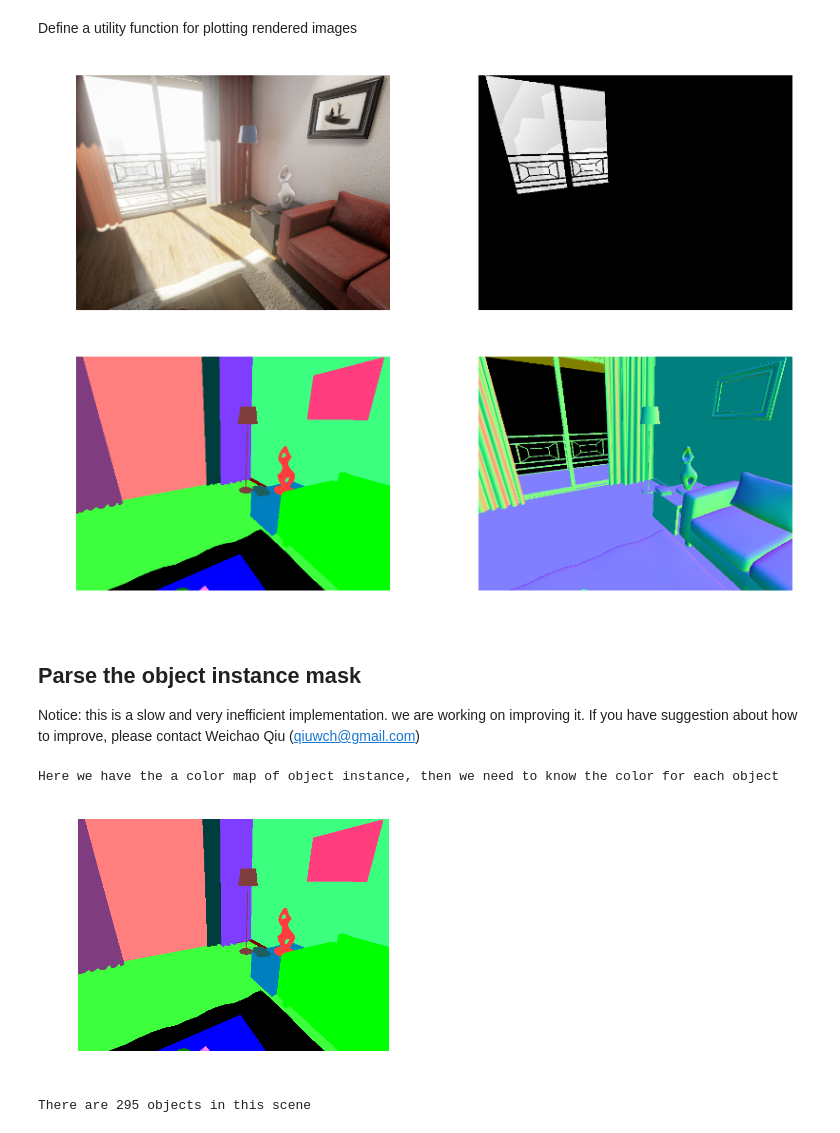
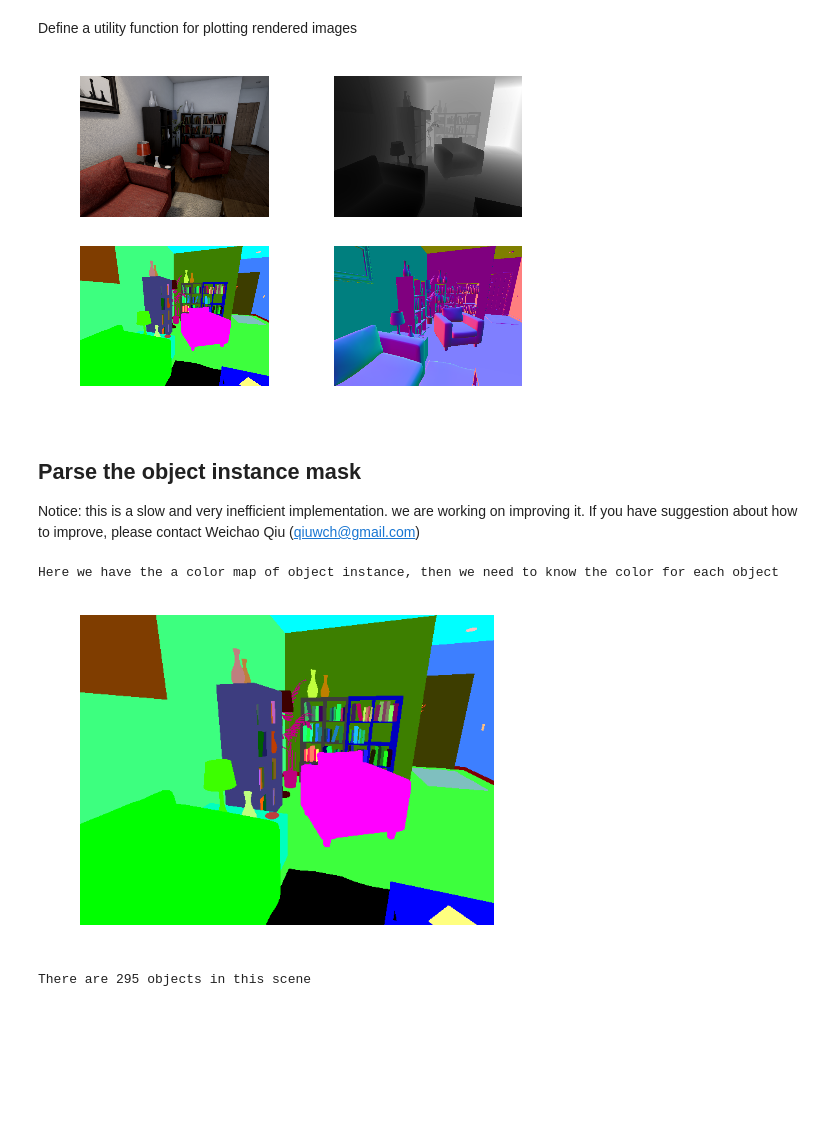
Before and after one commit to unrealcv/unrealcv, a Jupyter notebook: client/examples/generate-images.ipynb, the cells around one changed output. Cells and saved outputs as stored; diff of their text form; code cells hidden in the pictures; blank space fills up the shorter version.

```diff
--- a/client/examples/generate-images.ipynb
+++ b/client/examples/generate-images.ipynb
@@ -71,4 +58,5 @@ We will read a camera trajectory from `realistic_rendering_camera_info.txt`. Thi
 # %%
-camera_pos = read_camera_info('./realistic_rendering_camera_info.txt')
-print camera_pos[0] # camera location and rotation
+import json
+camera_trajectory = json.load(open('camera_traj.json'))
+print camera_trajectory[0] # camera location and rotation
 # %% [output]
@@ -81,15 +69,11 @@ Define a function to render an image and its annotation
 def render_frame(client, cam_pose=None):
     ''' If you want to render a frame using current camera position, leave the pos argument to None '''
     if cam_pose is not None:
-        # Set camera position
-        loc = cam_pose[0] # location
-        rot = cam_pose[1] # rotation
-        cmd = 'vset /camera/0/location %.3f %.3f %.3f' % (loc[0], loc[1], loc[2])
-        response = client.request(cmd)
-        assert response == 'ok' # Make sure operation is successful
-        cmd = 'vset /camera/0/rotation %.3f %.3f %.3f' % (rot[0], rot[1], rot[2])
-        response = client.request(cmd)
-        assert response == 'ok'
+        (loc, rot) = cam_pose
+        res = client.request('vset /camera/0/location {x} {y} {z}'.format(**loc))
+        assert res == 'ok', 'Fail to set camera location'
+        res = client.request('vset /camera/0/rotation {pitch} {yaw} {roll}'.format(**rot))
+        assert res == 'ok', 'Fail to set camera rotation'
 
     f = dict(
         lit = client.request('vget /camera/0/lit'),
@@ -108,10 +92,10 @@ def subplot_image(sub_index, image, param=None):
     plt.imshow(image, param)
     plt.axis('off')
 # %%
-pos = camera_pos[0]
+pos = camera_trajectory[1]
 frame = render_frame(client, pos)
 
-plt.rcParams['figure.figsize'] = (10.0, 7.0) # (w, h)
+# plt.rcParams['figure.figsize'] = (10.0, 7.0) # (w, h)
 subplot_image(221, frame['lit'])
 subplot_image(223, frame['object_mask'])
 subplot_image(224, frame['normal'])
@@ -121,21 +105,20 @@ depth = cv2.imread(frame['depth'], cv2.IMREAD_ANYDEPTH)
 subplot_image(222, depth, 'gray')
 
 # for demostration purpose, we just render one frame. If you want to generate all frames of the trajectory
-# simply do frames = [render_frame(client, pos) for pos in camera_pos]
+# simply do frames = [render_frame(client, pos) for pos in camera_trajectory]
 # %% [output]
-[figure, old version]
+[figure, new version]
 # %% [markdown]
 ## Parse the object instance mask
 Notice: this is a slow and very inefficient implementation. we are working on improving it.
 If you have suggestion about how to improve, please contact Weichao Qiu (qiuwch@gmail.com)
 # %%
-plt.rcParams['figure.figsize'] = (4, 3) # (w, h)
 subplot_image(111, frame['object_mask'])
 
 print '''Here we have the a color map of object instance, then we need to know the color for each object'''
 # %% [output]
 Here we have the a color map of object instance, then we need to know the color for each object
-[figure, old version]
+[figure, new version]
 # %%
 # Get a list of all objects in the scene
 scene_objects = client.request('vget /objects').split(' ')
```
Also changed, not shown: parts of 11 cells of this notebook, 1 other file.
